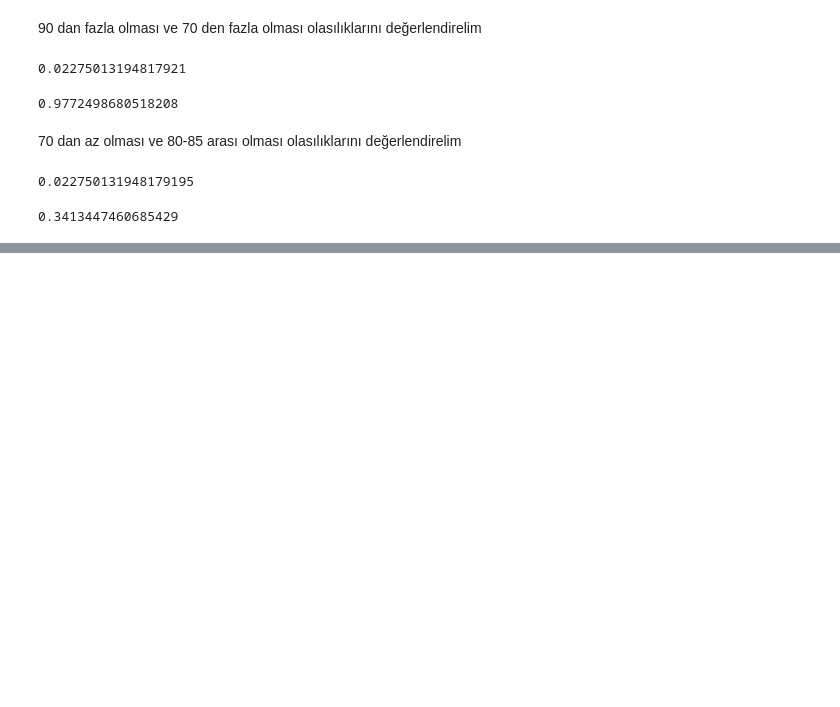
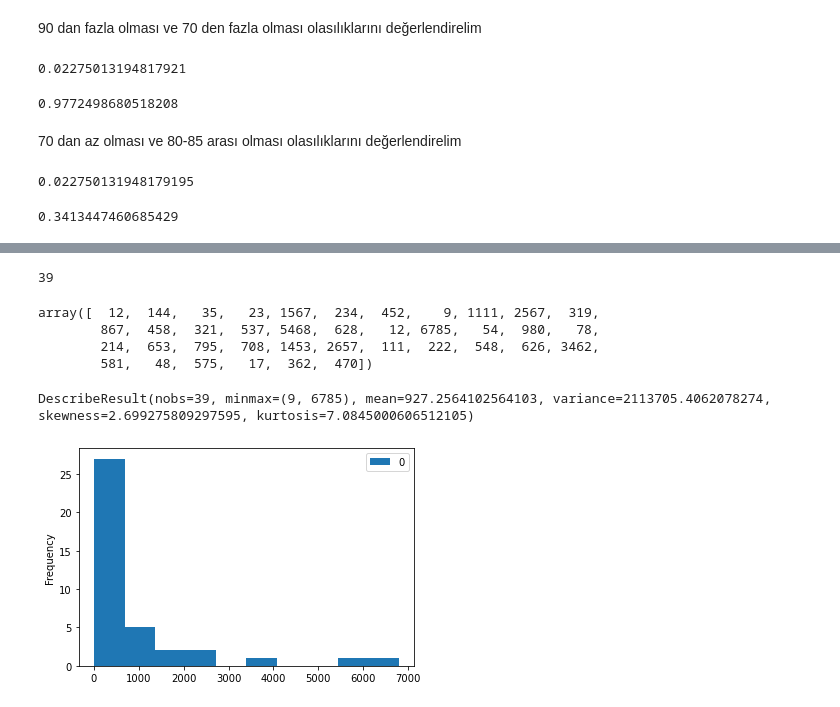
Before and after one commit to sadullahmutlu/Python, a Jupyter notebook: Veri_Bilimi_için_İstatistik/Veri_Bilimi_İçin_İstatistik.ipynb, the cells around one changed output, grey strips where cells are left out. Drawn from its saved outputs; the diff is of its cells as text; code cells hidden in the pictures; blank space fills up the shorter version.

```diff
--- a/Veri_Bilimi_için_İstatistik/Veri_Bilimi_İçin_İstatistik.ipynb
+++ b/Veri_Bilimi_için_İstatistik/Veri_Bilimi_İçin_İstatistik.ipynb
@@ -300,0 +310,16 @@ norm.cdf(85, 80, 5) - norm.cdf(80, 80, 5)
+# %%
+import numpy as np
+olcumler = np.array([12,144,35,23,1567,234,452,9,1111,2567,319,867,458,
+                     321,537,5468,628,12,6785,54,980,78,214,653,795,708,
+                     1453,2657,111,222,548,626,3462,581,48,575,17,362,470])
+# %%
+len(olcumler)
+# %% [output]
+39
+# %%
+olcumler[0:]
+# %% [output]
+array([  12,  144,   35,   23, 1567,  234,  452,    9, 1111, 2567,  319,
+        867,  458,  321,  537, 5468,  628,   12, 6785,   54,  980,   78,
+        214,  653,  795,  708, 1453, 2657,  111,  222,  548,  626, 3462,
+        581,   48,  575,   17,  362,  470])
@@ -300,0 +328,11 @@ norm.cdf(85, 80, 5) - norm.cdf(80, 80, 5)
+# %%
+stats.describe(olcumler)
+# %% [output]
+DescribeResult(nobs=39, minmax=(9, 6785), mean=927.2564102564103, variance=2113705.4062078274, skewness=2.699275809297595, kurtosis=7.0845000606512105)
+# %%
+#varsayımlar (normallik varsayımı)
+#histogram
+import pandas as pd
+pd.DataFrame(olcumler).plot.hist();
+# %% [output]
+[figure, added]
```
Also changed, not shown: parts of 66 cells of this notebook.
